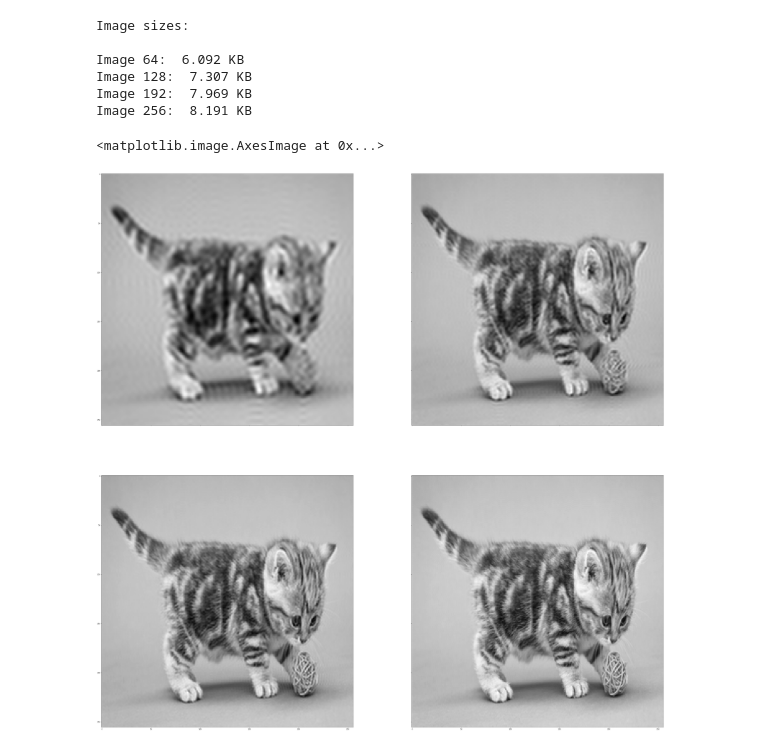
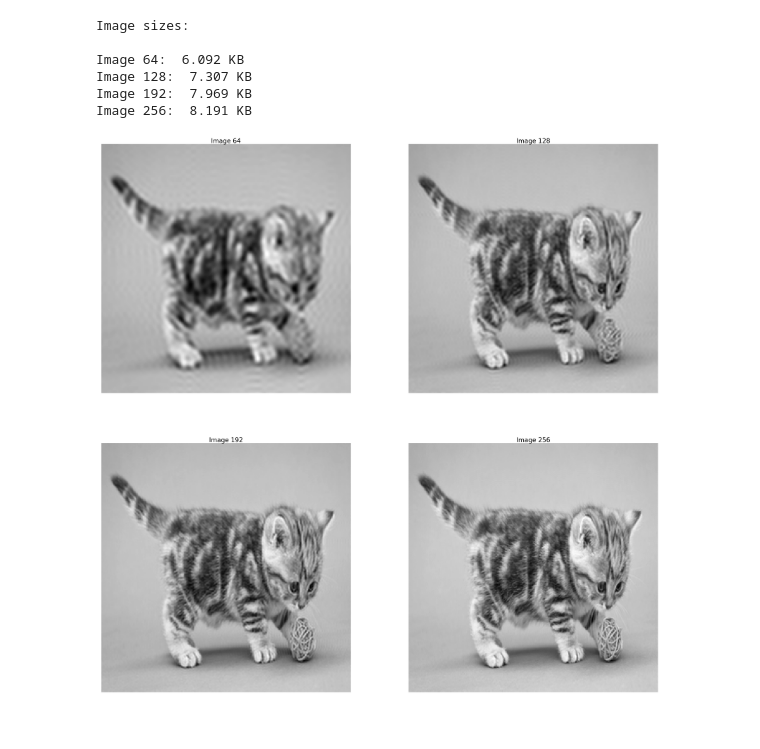
Before and after one commit to Pljosan/NIseminarski, a Jupyter notebook: JPEG compression.ipynb, the cells around one changed output. Drawn from its saved outputs; the diff is of its cells as text; code cells hidden in the pictures.

Commit message:
Fixed plot

```diff
--- a/JPEG compression.ipynb
+++ b/JPEG compression.ipynb
@@ -114,10 +114,20 @@ Image 192:  7.969 KB
 Image 256:  8.191 KB
 # %%
 fig, ((ax1, ax2), (ax3, ax4)) = plt.subplots(2, 2, sharex='col', sharey='row', figsize=(64, 64))
+ax1.axis('off')
+ax1.set_title('Image 64', size=40)
 ax1.imshow(image_64, cmap=plt.cm.gray)
+
+ax2.axis('off')
+ax2.set_title('Image 128', size=40)
 ax2.imshow(image_128, cmap=plt.cm.gray)
+
+ax3.axis('off')
+ax3.set_title('Image 192', size=40)
 ax3.imshow(image_192, cmap=plt.cm.gray)
-ax4.imshow(image_256, cmap=plt.cm.gray)
+
+ax4.axis('off')
+ax4.set_title('Image 256', size=40)
+ax4.imshow(image_256, cmap=plt.cm.gray);
 # %% [output]
-<matplotlib.image.AxesImage at 0x...>
-[figure, old version]
+[figure, new version]
```
